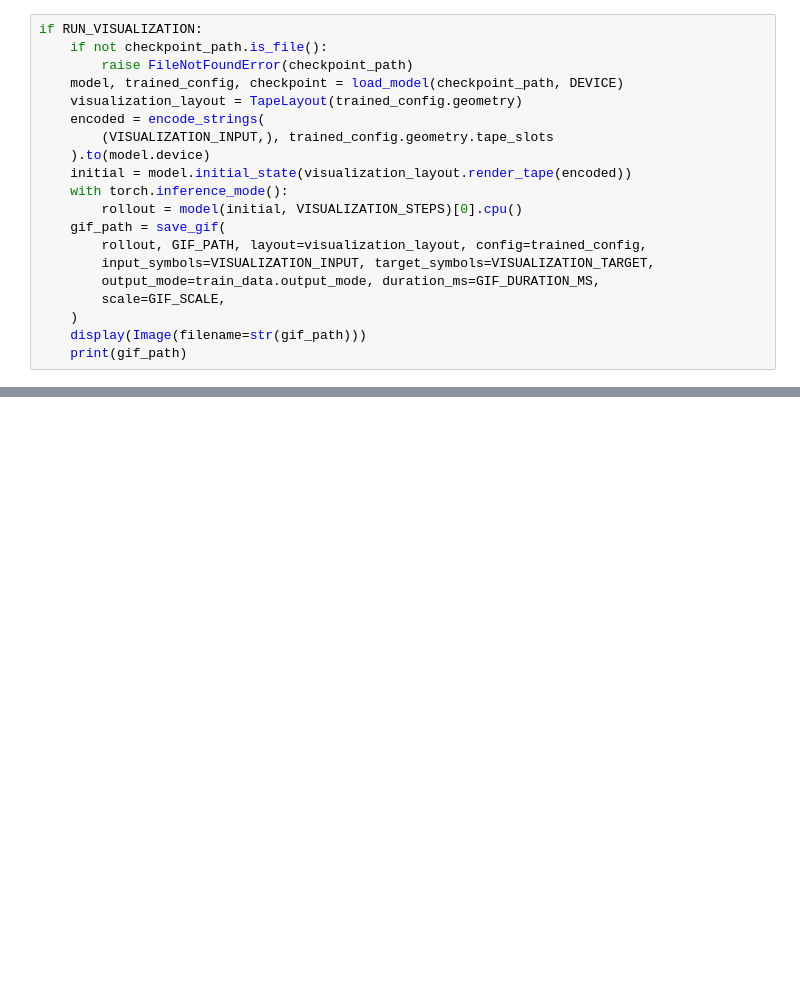
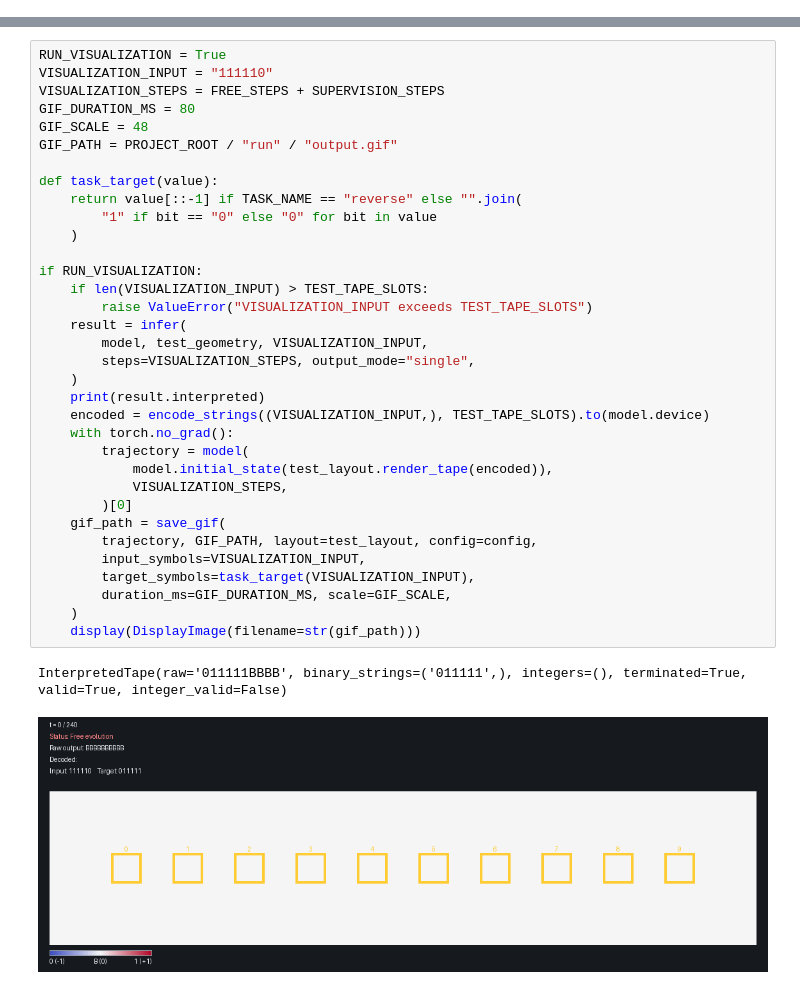
Before and after one commit to BoccheseGiacomo/ncpu-computer, a Jupyter notebook: run/run.ipynb, the cells around one changed output, grey strips where cells are left out. Drawn from its saved outputs; the diff is of its cells as text; blank space fills up the shorter version.

```diff
--- a/run/run.ipynb
+++ b/run/run.ipynb
@@ -180,20 +0,0 @@ if RUN_8BIT_EVALUATION:
-# %%
-if RUN_VISUALIZATION:
-    if not checkpoint_path.is_file():
-        raise FileNotFoundError(checkpoint_path)
-    model, trained_config, checkpoint = load_model(checkpoint_path, DEVICE)
-    visualization_layout = TapeLayout(trained_config.geometry)
-    encoded = encode_strings(
-        (VISUALIZATION_INPUT,), trained_config.geometry.tape_slots
-    ).to(model.device)
-    initial = model.initial_state(visualization_layout.render_tape(encoded))
-    with torch.inference_mode():
-        rollout = model(initial, VISUALIZATION_STEPS)[0].cpu()
-    gif_path = save_gif(
-        rollout, GIF_PATH, layout=visualization_layout, config=trained_config,
-        input_symbols=VISUALIZATION_INPUT, target_symbols=VISUALIZATION_TARGET,
-        output_mode=train_data.output_mode, duration_ms=GIF_DURATION_MS,
-        scale=GIF_SCALE,
-    )
-    display(Image(filename=str(gif_path)))
-    print(gif_path)
@@ -199,0 +209,37 @@ if RUN_VISUALIZATION:
+# %%
+RUN_VISUALIZATION = True
+VISUALIZATION_INPUT = "111110"
+VISUALIZATION_STEPS = FREE_STEPS + SUPERVISION_STEPS
+GIF_DURATION_MS = 80
+GIF_SCALE = 48
+GIF_PATH = PROJECT_ROOT / "run" / "output.gif"
+
+def task_target(value):
+    return value[::-1] if TASK_NAME == "reverse" else "".join(
+        "1" if bit == "0" else "0" for bit in value
+    )
+
+if RUN_VISUALIZATION:
+    if len(VISUALIZATION_INPUT) > TEST_TAPE_SLOTS:
+        raise ValueError("VISUALIZATION_INPUT exceeds TEST_TAPE_SLOTS")
+    result = infer(
+        model, test_geometry, VISUALIZATION_INPUT,
+        steps=VISUALIZATION_STEPS, output_mode="single",
+    )
+    print(result.interpreted)
+    encoded = encode_strings((VISUALIZATION_INPUT,), TEST_TAPE_SLOTS).to(model.device)
+    with torch.no_grad():
+        trajectory = model(
+            model.initial_state(test_layout.render_tape(encoded)),
+            VISUALIZATION_STEPS,
+        )[0]
+    gif_path = save_gif(
+        trajectory, GIF_PATH, layout=test_layout, config=config,
+        input_symbols=VISUALIZATION_INPUT,
+        target_symbols=task_target(VISUALIZATION_INPUT),
+        duration_ms=GIF_DURATION_MS, scale=GIF_SCALE,
+    )
+    display(DisplayImage(filename=str(gif_path)))
+# %% [output]
+InterpretedTape(raw='011111BBBB', binary_strings=('011111',), integers=(), terminated=True, valid=True, integer_valid=False)
+[figure, added]
```
Also changed, not shown: parts of 9 cells of this notebook, 19 other files.
